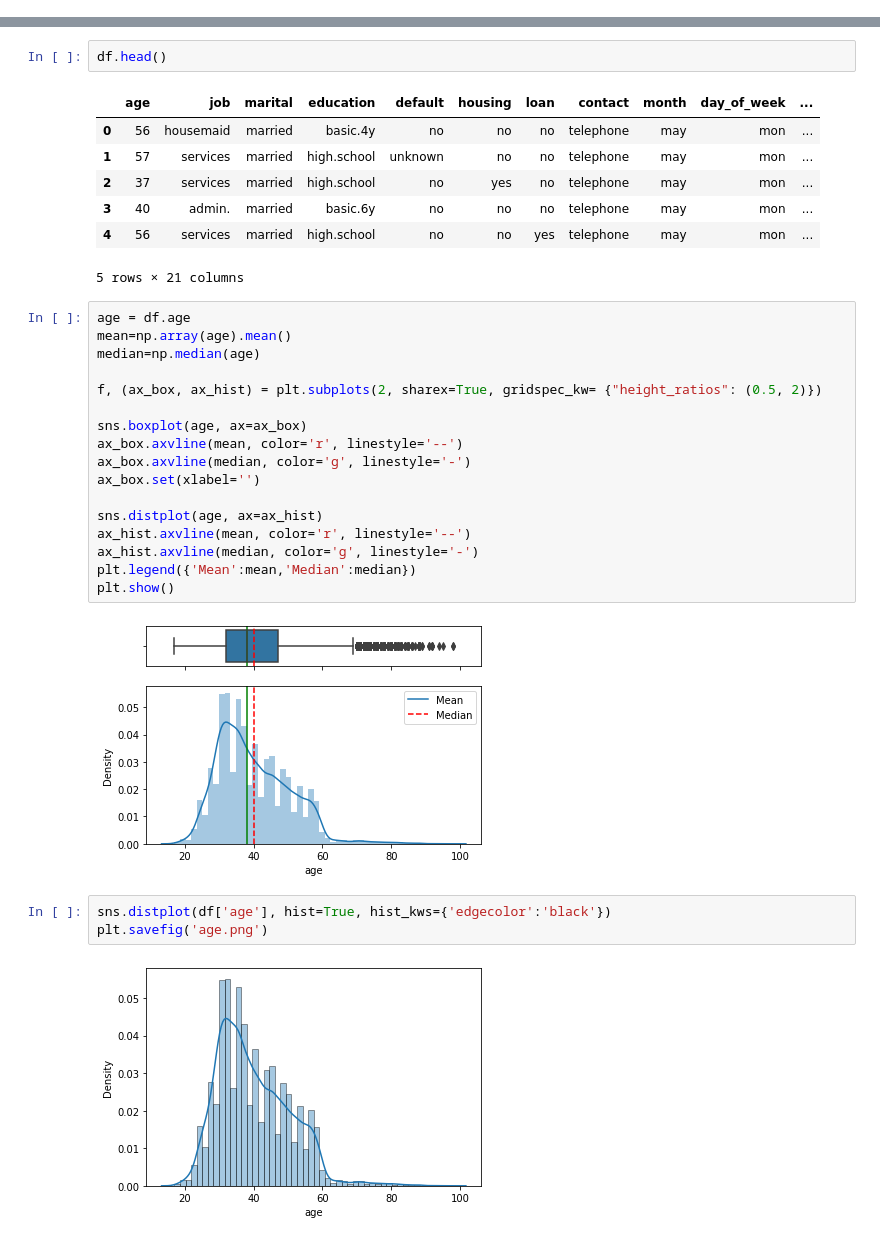
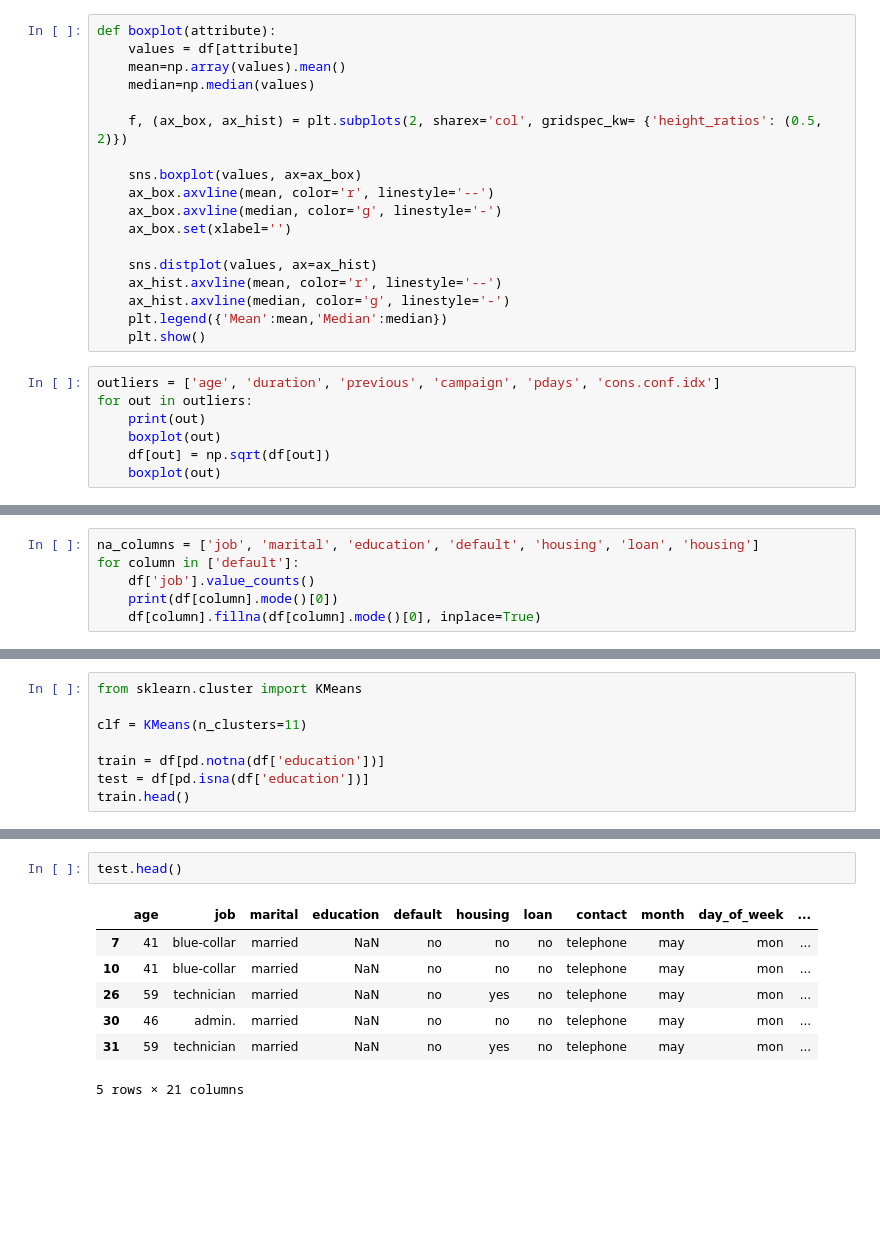
Before and after one commit to gmoysiad/bank_marketing_campaign, a Jupyter notebook: bank_marketing.ipynb, the cells around one changed output, grey strips where cells are left out. Cells and saved outputs as stored; diff of their text form; blank space fills up the shorter version.

```diff
--- a/bank_marketing.ipynb
+++ b/bank_marketing.ipynb
@@ -65,0 +63,25 @@ df.drop(["y"],axis=1,inplace=True)
+# %%
+def boxplot(attribute):
+    values = df[attribute]
+    mean=np.array(values).mean()
+    median=np.median(values)
+
+    f, (ax_box, ax_hist) = plt.subplots(2, sharex='col', gridspec_kw= {'height_ratios': (0.5, 2)})
+
+    sns.boxplot(values, ax=ax_box)
+    ax_box.axvline(mean, color='r', linestyle='--')
+    ax_box.axvline(median, color='g', linestyle='-')
+    ax_box.set(xlabel='')
+
+    sns.distplot(values, ax=ax_hist)
+    ax_hist.axvline(mean, color='r', linestyle='--')
+    ax_hist.axvline(median, color='g', linestyle='-')
+    plt.legend({'Mean':mean,'Median':median})
+    plt.show()
+# %%
+outliers = ['age', 'duration', 'previous', 'campaign', 'pdays', 'cons.conf.idx']
+for out in outliers:
+    print(out)
+    boxplot(out)
+    df[out] = np.sqrt(df[out])
+    boxplot(out)
@@ -65,0 +136,6 @@ df.drop(["y"],axis=1,inplace=True)
+# %%
+na_columns = ['job', 'marital', 'education', 'default', 'housing', 'loan', 'housing']
+for column in ['default']:
+    df['job'].value_counts()
+    print(df[column].mode()[0])
+    df[column].fillna(df[column].mode()[0], inplace=True)
@@ -65,0 +170,8 @@ df.drop(["y"],axis=1,inplace=True)
+# %%
+from sklearn.cluster import KMeans
+
+clf = KMeans(n_clusters=11)
+
+train = df[pd.notna(df['education'])]
+test = df[pd.isna(df['education'])]
+train.head()
@@ -66,34 +186,10 @@ df.drop(["y"],axis=1,inplace=True)
 # %%
-df.head()
+test.head()
 # %% [output]
 |  | age | job | marital | education | default | housing | loan | contact | month | day_of_week | ... |
-| 0 | 56 | housemaid | married | basic.4y | no | no | no | telephone | may | mon | ... |
-| 1 | 57 | services | married | high.school | unknown | no | no | telephone | may | mon | ... |
-| 2 | 37 | services | married | high.school | no | yes | no | telephone | may | mon | ... |
-| 3 | 40 | admin. | married | basic.6y | no | no | no | telephone | may | mon | ... |
-| 4 | 56 | services | married | high.school | no | no | yes | telephone | may | mon | ... |
+| 7 | 41 | blue-collar | married | NaN | no | no | no | telephone | may | mon | ... |
+| 10 | 41 | blue-collar | married | NaN | no | no | no | telephone | may | mon | ... |
+| 26 | 59 | technician | married | NaN | no | yes | no | telephone | may | mon | ... |
+| 30 | 46 | admin. | married | NaN | no | no | no | telephone | may | mon | ... |
+| 31 | 59 | technician | married | NaN | no | yes | no | telephone | may | mon | ... |
 5 rows × 21 columns
-# %%
-age = df.age
-mean=np.array(age).mean()
-median=np.median(age)
-
-f, (ax_box, ax_hist) = plt.subplots(2, sharex=True, gridspec_kw= {"height_ratios": (0.5, 2)})
-
-sns.boxplot(age, ax=ax_box)
-ax_box.axvline(mean, color='r', linestyle='--')
-ax_box.axvline(median, color='g', linestyle='-')
-ax_box.set(xlabel='')
-
-sns.distplot(age, ax=ax_hist)
-ax_hist.axvline(mean, color='r', linestyle='--')
-ax_hist.axvline(median, color='g', linestyle='-')
-plt.legend({'Mean':mean,'Median':median})
-plt.show()
-# %% [output]
-[figure, removed]
-# %%
-sns.distplot(df['age'], hist=True, hist_kws={'edgecolor':'black'})
-plt.savefig('age.png')
-# %% [output]
-[figure, removed]
```
Also changed, not shown: parts of 18 cells of this notebook, 6 other files.
